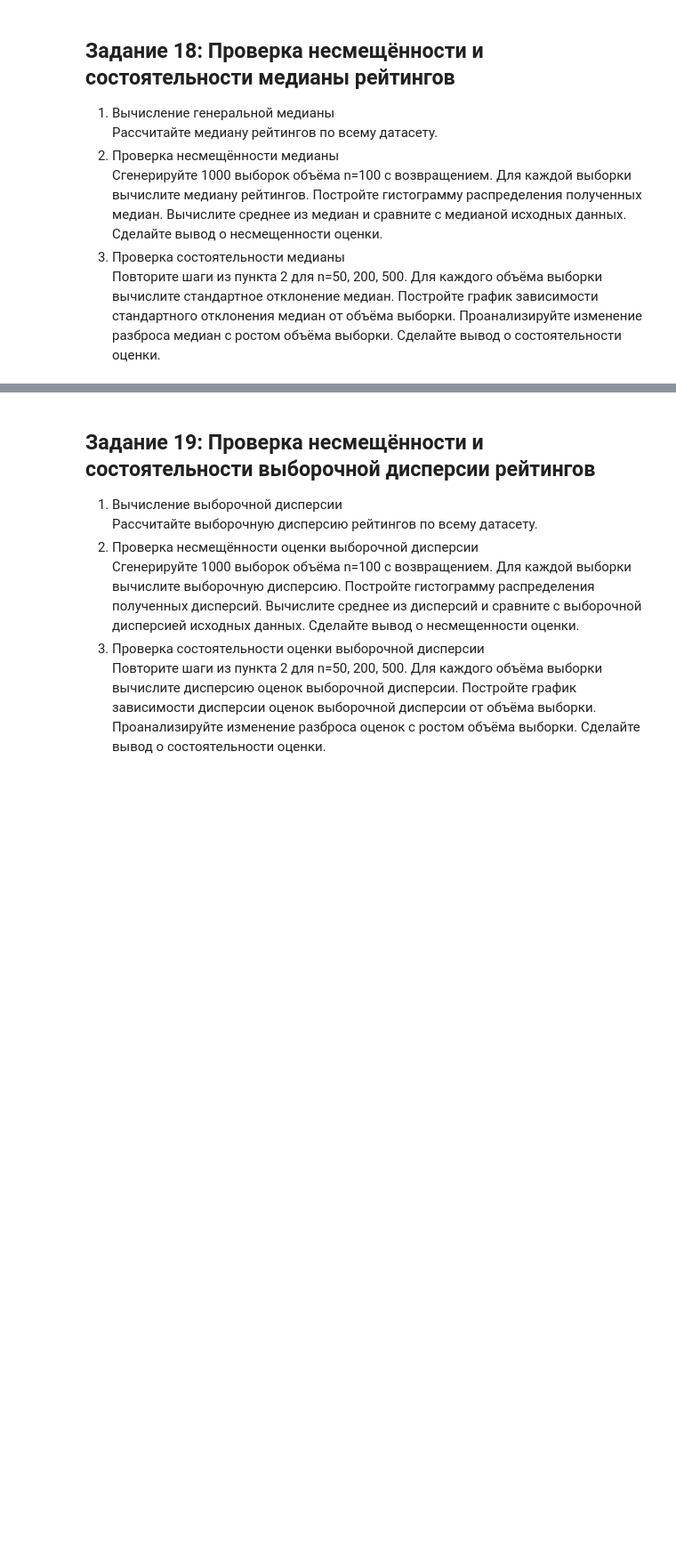
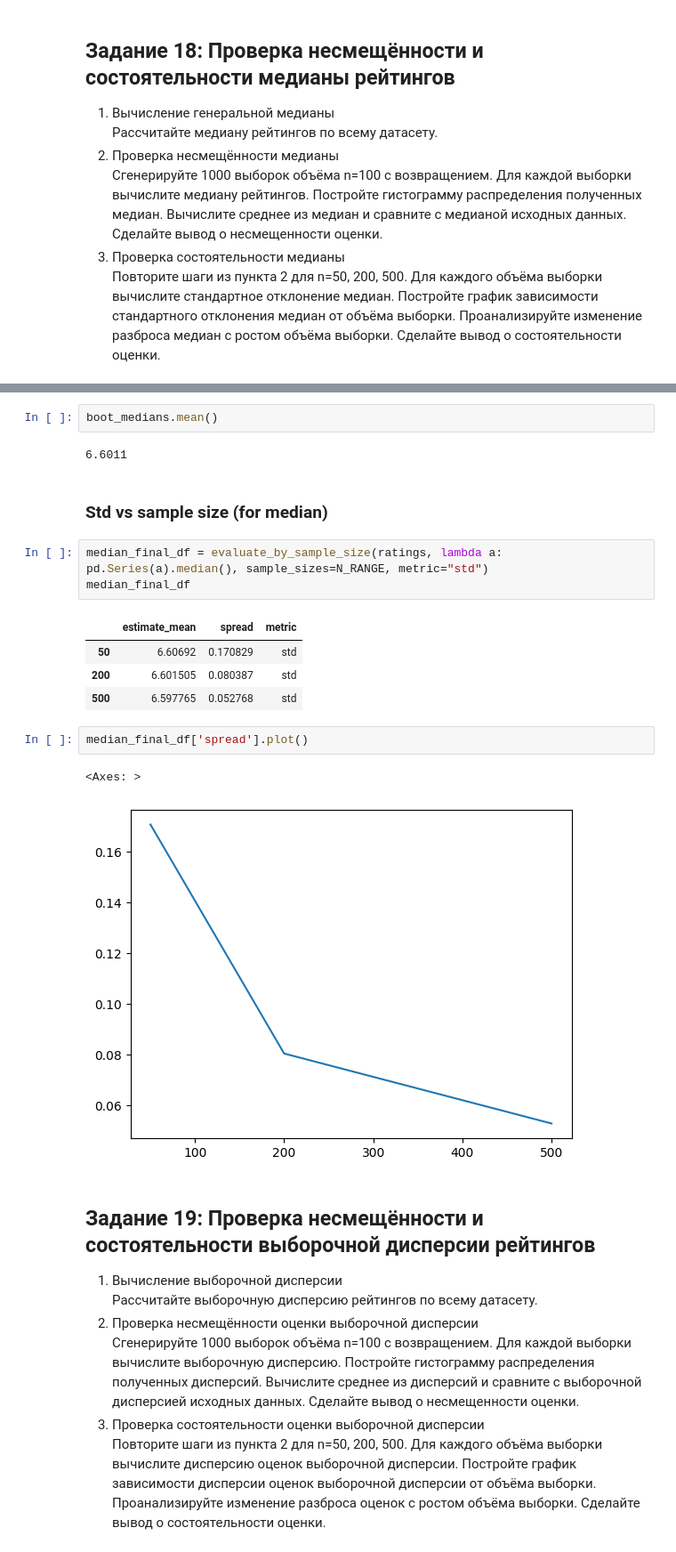
Before and after one commit to semwett0301/stat-ml-labs, a Jupyter notebook: statistic-course/math_stat_1.ipynb, the cells around one changed output, grey strips where cells are left out. Shown at 89% size. Saved outputs shown, nothing was run; the diff lists cells and outputs as text; blank space fills up the shorter version.

```diff
--- a/statistic-course/math_stat_1.ipynb
+++ b/statistic-course/math_stat_1.ipynb
@@ -829,3 +878,22 @@ pd.Series(final_dict).plot()
+# %%
+boot_medians.mean()
+# %% [output]
+6.6011
+# %% [markdown]
+### Std vs sample size (for median)
+# %%
+median_final_df = evaluate_by_sample_size(ratings, lambda a: pd.Series(a).median(), sample_sizes=N_RANGE, metric="std")
+median_final_df
+# %% [output]
+|  | estimate_mean | spread | metric |
+| 50 | 6.60692 | 0.170829 | std |
+| 200 | 6.601505 | 0.080387 | std |
+| 500 | 6.597765 | 0.052768 | std |
+# %%
+median_final_df['spread'].plot()
+# %% [output]
+<Axes: >
+[figure, added]
 # %% [markdown]
 ## Задание 19: Проверка несмещённости и состоятельности выборочной дисперсии рейтингов
 1. Вычисление выборочной дисперсии \
```
Also changed, not shown: parts of 30 cells of this notebook.
